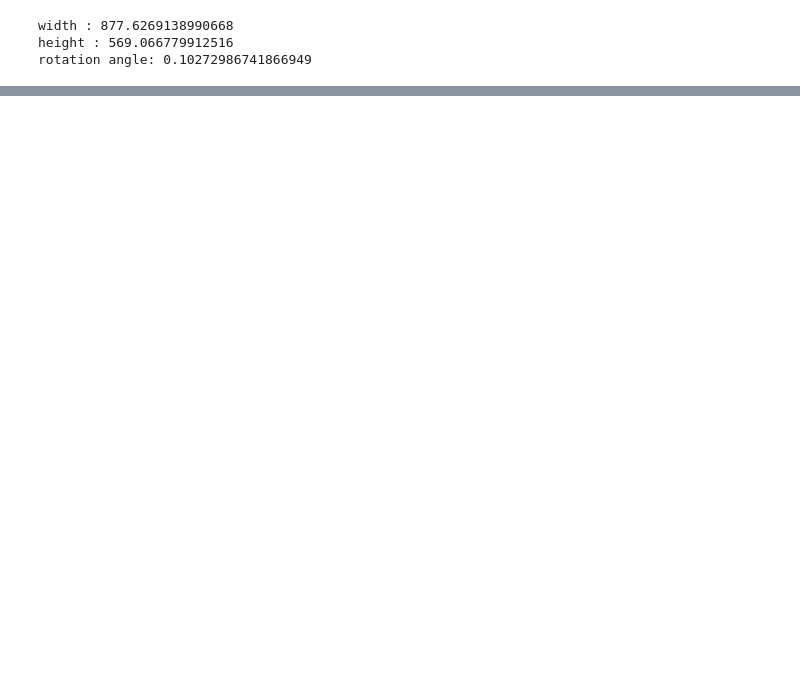
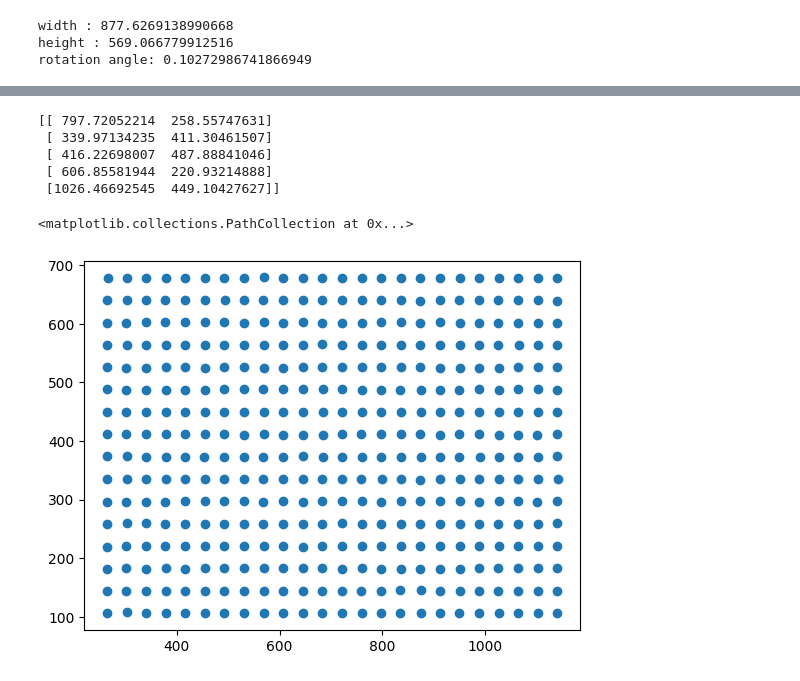
Before and after one commit to nishaq503/RT-CETSA-Analysis, a Jupyter notebook: notebooks/process_plate.ipynb, the cells around one changed output, grey strips where cells are left out. Cells and saved outputs as stored; diff of their text form; code cells hidden in the pictures; blank space fills up the shorter version.

```diff
--- a/notebooks/process_plate.ipynb
+++ b/notebooks/process_plate.ipynb
@@ -191,0 +209,24 @@ for key, (x,y) in well_index_rotated_translated.items():
+# %%
+rotated_well_index = {key: rotate(origin=(0,0), point=wells_center, angle=-angle) for key, wells_center in well_index.items()}
+
+rotated = np.array([val for val in rotated_well_index.values()])
+
+
+print(rotated[0:5])
+
+rotated = np.array(rotated)
+
+y = rotated[:,1]
+
+#x
+x = rotated[:,0]
+
+plt.scatter(x,y)
+# %% [output]
+[[ 797.72052214  258.55747631]
+ [ 339.97134235  411.30461507]
+ [ 416.22698007  487.88841046]
+ [ 606.85581944  220.93214888]
+ [1026.46692545  449.10427627]]
+<matplotlib.collections.PathCollection at 0x...>
+[figure, added]
```
Also changed, not shown: parts of 7 cells of this notebook, 2 other files.
